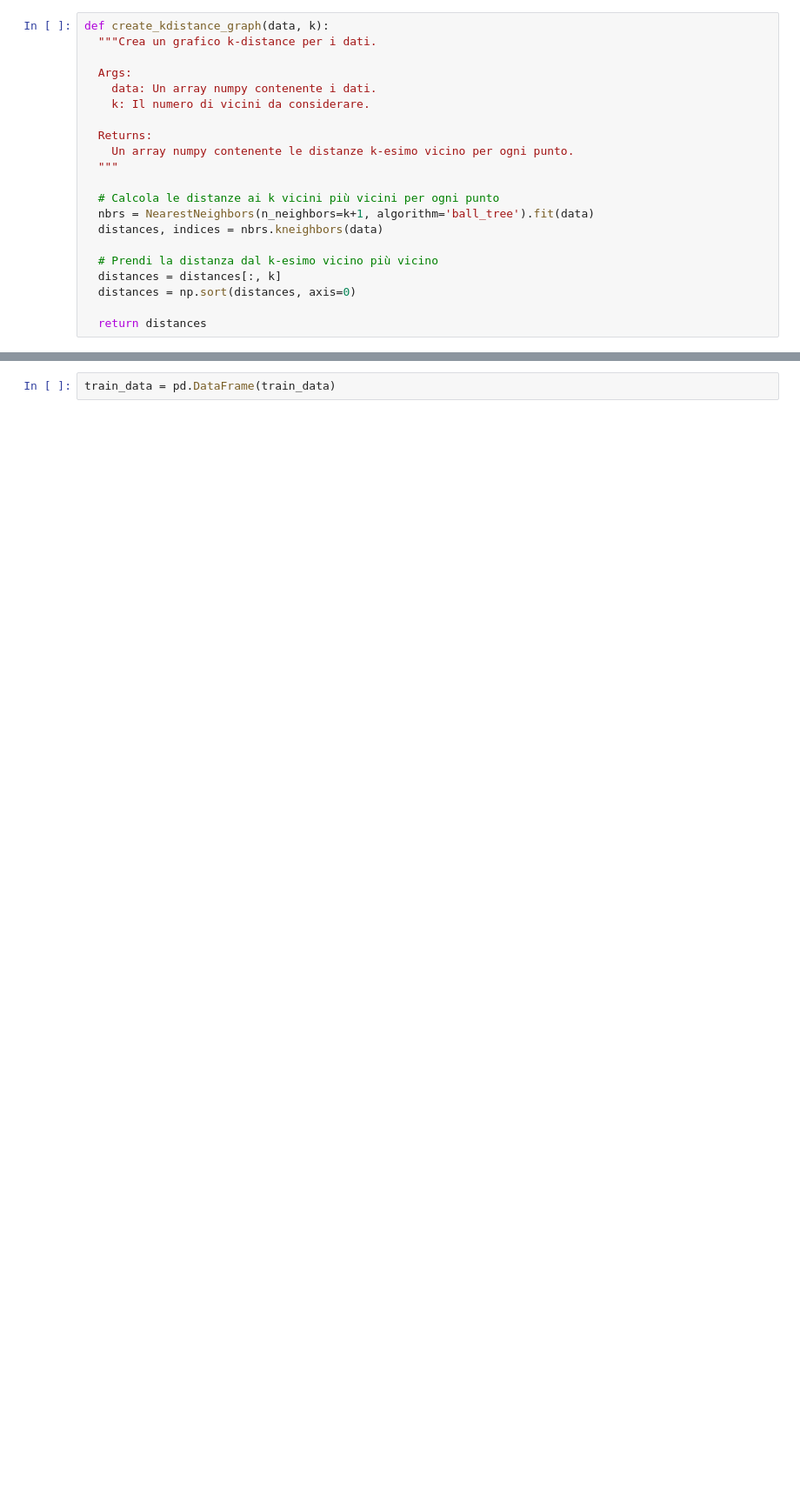
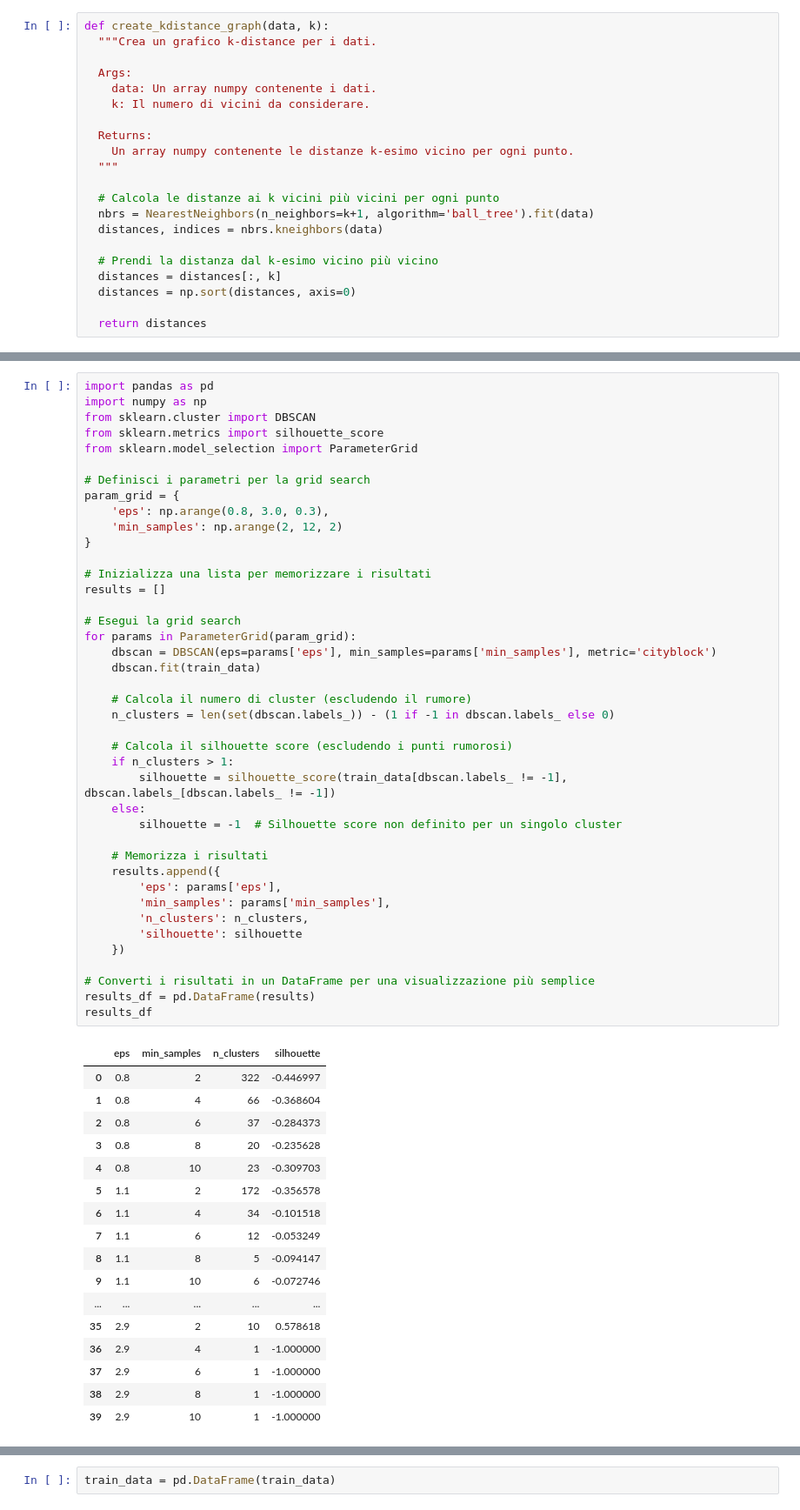
Before and after one commit to luigiascio/Data-Mining-I, a Jupyter notebook: DBSCAN_PCA.ipynb, the cells around one changed output, grey strips where cells are left out. Shown at 87% size. Saved outputs shown, nothing was run; the diff lists cells and outputs as text; blank space fills up the shorter version.

```diff
--- a/DBSCAN_PCA.ipynb
+++ b/DBSCAN_PCA.ipynb
@@ -157,0 +174,59 @@ plt.show()
+# %%
+import pandas as pd
+import numpy as np
+from sklearn.cluster import DBSCAN
+from sklearn.metrics import silhouette_score
+from sklearn.model_selection import ParameterGrid
+
+# Definisci i parametri per la grid search
+param_grid = {
+    'eps': np.arange(0.8, 3.0, 0.3),
+    'min_samples': np.arange(2, 12, 2)
+}
+
+# Inizializza una lista per memorizzare i risultati
+results = []
+
+# Esegui la grid search
+for params in ParameterGrid(param_grid):
+    dbscan = DBSCAN(eps=params['eps'], min_samples=params['min_samples'], metric='cityblock')
+    dbscan.fit(train_data)
+
+    # Calcola il numero di cluster (escludendo il rumore)
+    n_clusters = len(set(dbscan.labels_)) - (1 if -1 in dbscan.labels_ else 0)
+
+    # Calcola il silhouette score (escludendo i punti rumorosi)
+    if n_clusters > 1:
+        silhouette = silhouette_score(train_data[dbscan.labels_ != -1], dbscan.labels_[dbscan.labels_ != -1])
+    else:
+        silhouette = -1  # Silhouette score non definito per un singolo cluster
+
+    # Memorizza i risultati
+    results.append({
+        'eps': params['eps'],
+        'min_samples': params['min_samples'],
+        'n_clusters': n_clusters,
+        'silhouette': silhouette
+    })
+
+# Converti i risultati in un DataFrame per una visualizzazione più semplice
+results_df = pd.DataFrame(results)
+results_df
+# %% [output]
+|  | eps | min_samples | n_clusters | silhouette |
+| 0 | 0.8 | 2 | 322 | -0.446997 |
+| 1 | 0.8 | 4 | 66 | -0.368604 |
+| 2 | 0.8 | 6 | 37 | -0.284373 |
+| 3 | 0.8 | 8 | 20 | -0.235628 |
+| 4 | 0.8 | 10 | 23 | -0.309703 |
+| 5 | 1.1 | 2 | 172 | -0.356578 |
+| 6 | 1.1 | 4 | 34 | -0.101518 |
+| 7 | 1.1 | 6 | 12 | -0.053249 |
+| 8 | 1.1 | 8 | 5 | -0.094147 |
+| 9 | 1.1 | 10 | 6 | -0.072746 |
+| ... | ... | ... | ... | ... |
+| 35 | 2.9 | 2 | 10 | 0.578618 |
+| 36 | 2.9 | 4 | 1 | -1.000000 |
+| 37 | 2.9 | 6 | 1 | -1.000000 |
+| 38 | 2.9 | 8 | 1 | -1.000000 |
+| 39 | 2.9 | 10 | 1 | -1.000000 |
```
Also changed, not shown: parts of 12 cells of this notebook.
